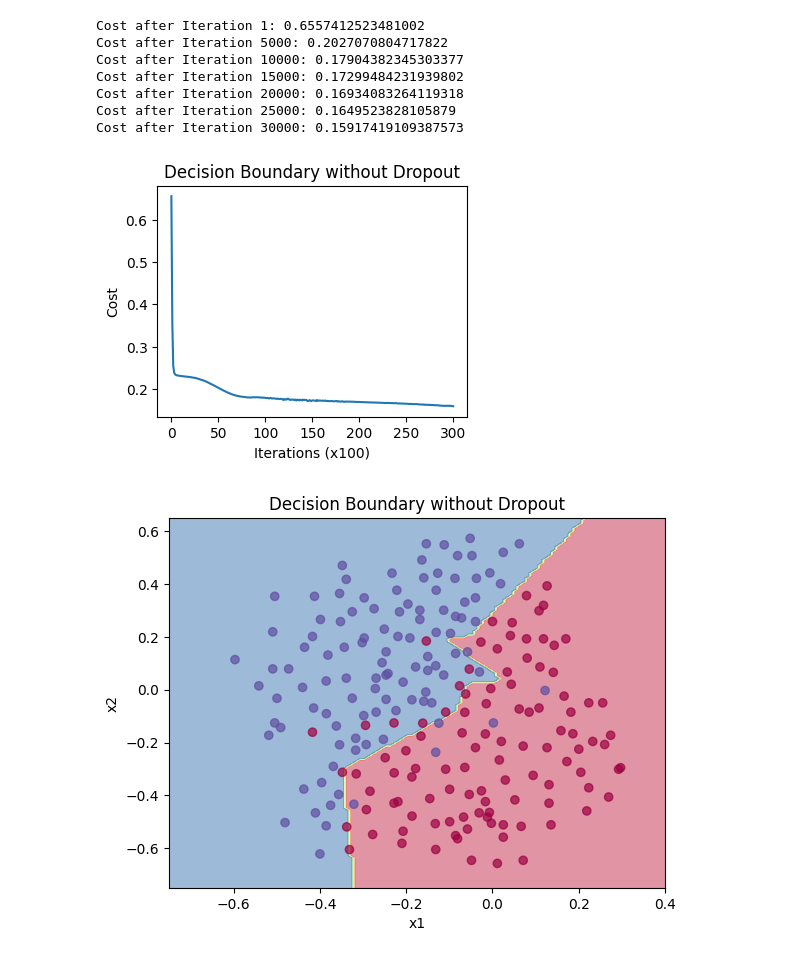
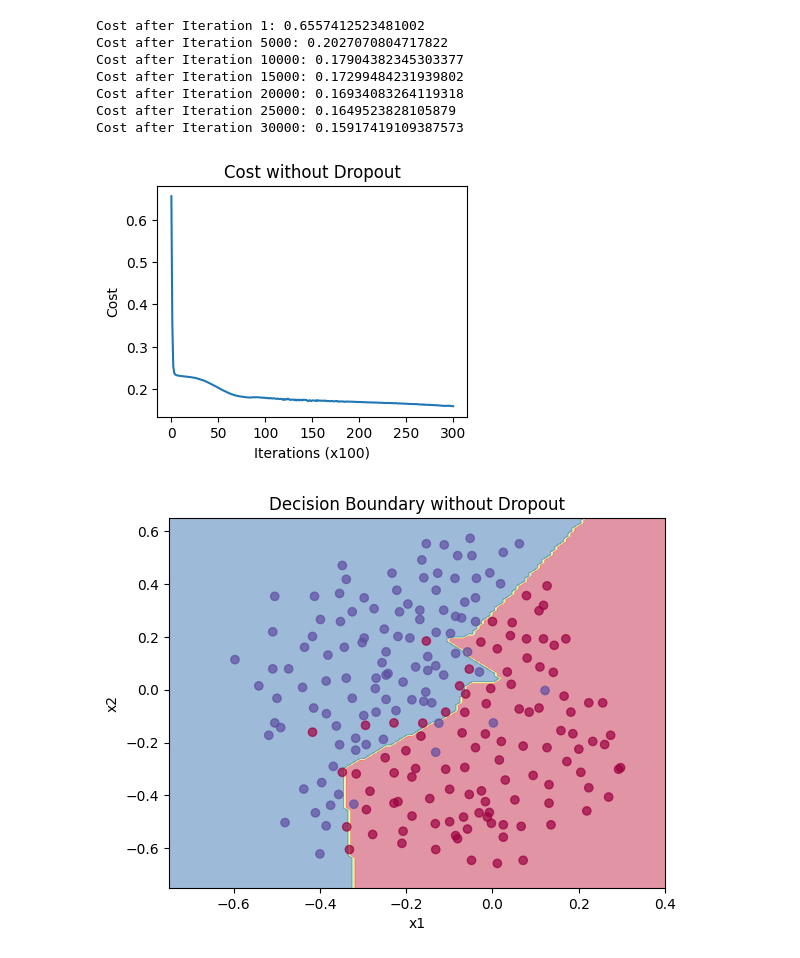
Before and after one commit to manhtdxxx/learn-ML, a Jupyter notebook: 04 - Deep Learning/DL Specialization by Andrew Ng/C2_W1 - Dropout Regularization.ipynb, the cells around one changed output. Cells and saved outputs as stored; diff of their text form; code cells hidden in the pictures.

```diff
--- a/04 - Deep Learning/DL Specialization by Andrew Ng/C2_W1 - Dropout Regularization.ipynb
+++ b/04 - Deep Learning/DL Specialization by Andrew Ng/C2_W1 - Dropout Regularization.ipynb
@@ -178,9 +178,9 @@ Cost after Iteration 20000: 0.16934083264119318
 Cost after Iteration 25000: 0.1649523828105879
 Cost after Iteration 30000: 0.15917419109387573
 # %%
-plot_costs(costs_no_dropOut, title="Decision Boundary without Dropout")
+plot_costs(costs_no_dropOut, title="Cost without Dropout")
 # %% [output]
-[figure, old version]
+[figure, new version]
 # %%
 plt.title("Decision Boundary without Dropout")
 axes = plt.gca()
```
Also changed, not shown: parts of 2 cells of this notebook.
